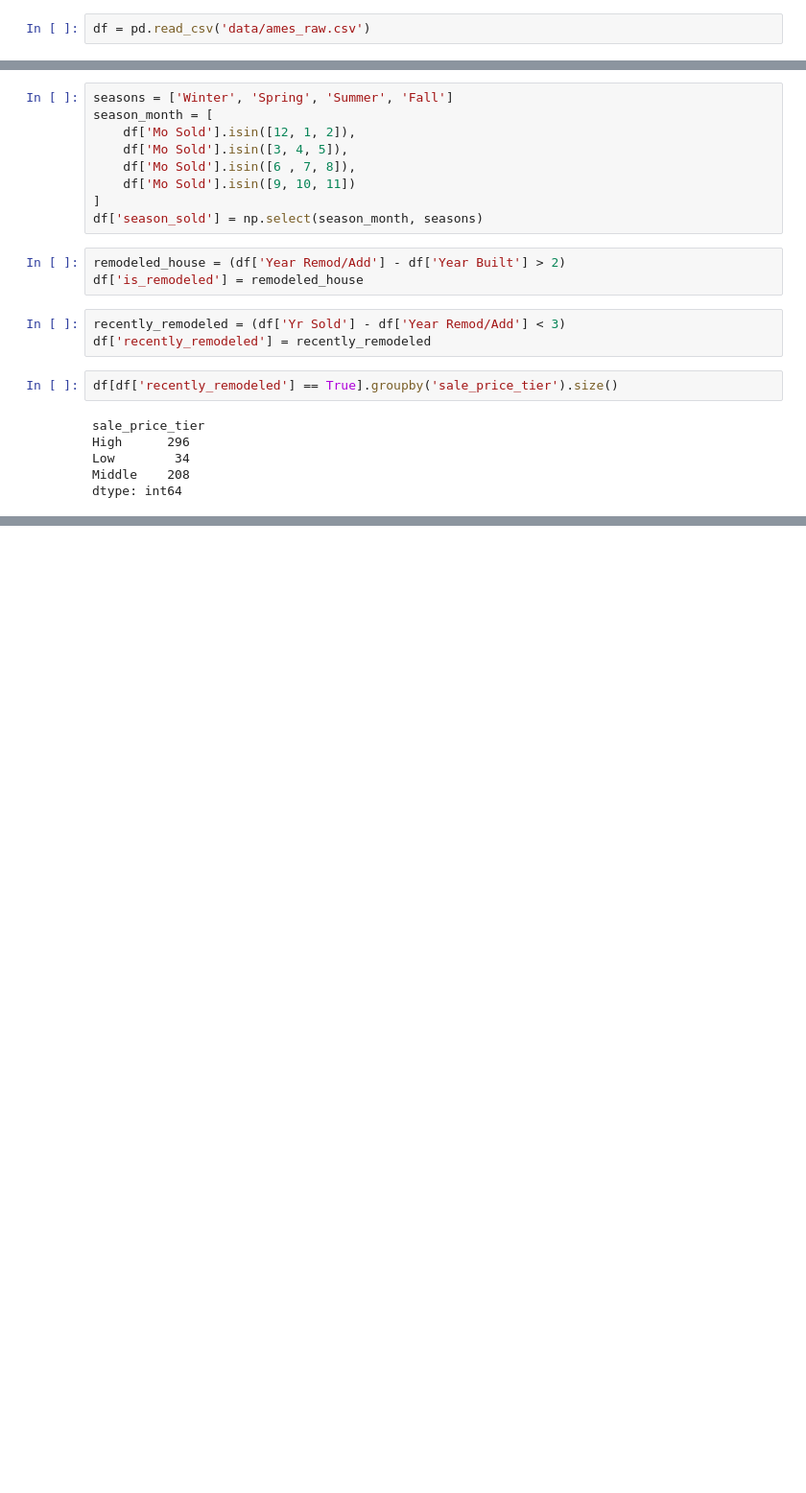
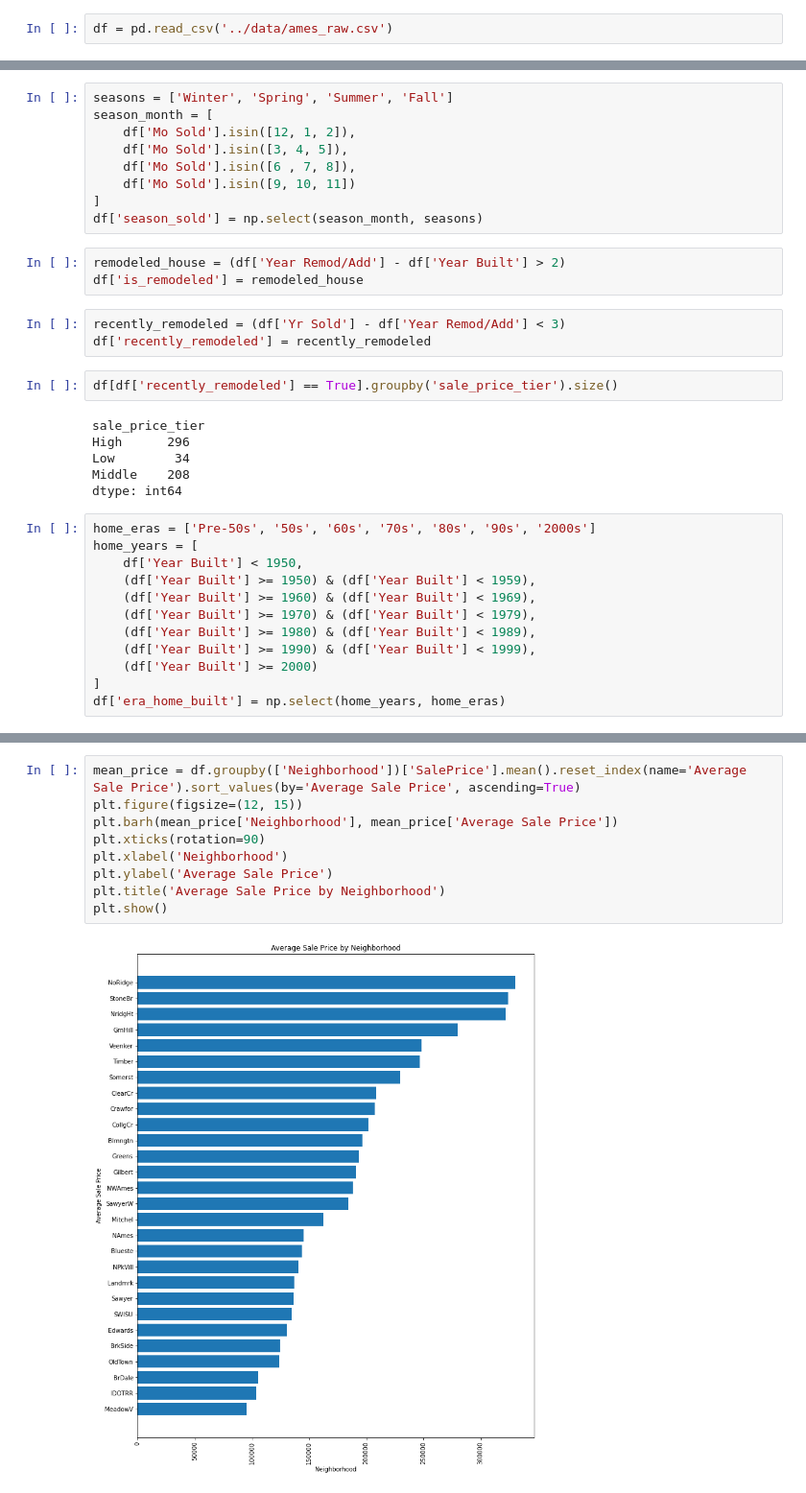
Before and after one commit to colinamurray/forecasting-real-estate-prices, a Jupyter notebook: exploratory-analysis/exploratory-analysis.ipynb, the cells around one changed output, grey strips where cells are left out. Shown at 96% size. Drawn from its saved outputs; the diff is of its cells as text; blank space fills up the shorter version.

```diff
--- a/exploratory-analysis/exploratory-analysis.ipynb
+++ b/exploratory-analysis/exploratory-analysis.ipynb
@@ -4,5 +5,5 @@ import numpy as np
 # %%
-df = pd.read_csv('data/ames_raw.csv')
+df = pd.read_csv('../data/ames_raw.csv')
 # %%
 df.head()
 # %% [output]
@@ -71,3 +72,15 @@ High      296
 Low        34
 Middle    208
 dtype: int64
+# %%
+home_eras = ['Pre-50s', '50s', '60s', '70s', '80s', '90s', '2000s']
+home_years = [
+    df['Year Built'] < 1950,
+    (df['Year Built'] >= 1950) & (df['Year Built'] < 1959),
+    (df['Year Built'] >= 1960) & (df['Year Built'] < 1969),
+    (df['Year Built'] >= 1970) & (df['Year Built'] < 1979),
+    (df['Year Built'] >= 1980) & (df['Year Built'] < 1989),
+    (df['Year Built'] >= 1990) & (df['Year Built'] < 1999),
+    (df['Year Built'] >= 2000)
+]
+df['era_home_built'] = np.select(home_years, home_eras)
@@ -73,0 +132,11 @@ dtype: int64
+# %%
+mean_price = df.groupby(['Neighborhood'])['SalePrice'].mean().reset_index(name='Average Sale Price').sort_values(by='Average Sale Price', ascending=True)
+plt.figure(figsize=(12, 15))
+plt.barh(mean_price['Neighborhood'], mean_price['Average Sale Price'])
+plt.xticks(rotation=90)
+plt.xlabel('Neighborhood')
+plt.ylabel('Average Sale Price')
+plt.title('Average Sale Price by Neighborhood')
+plt.show()
+# %% [output]
+[figure, added]
```
Also changed, not shown: parts of 8 cells of this notebook.
